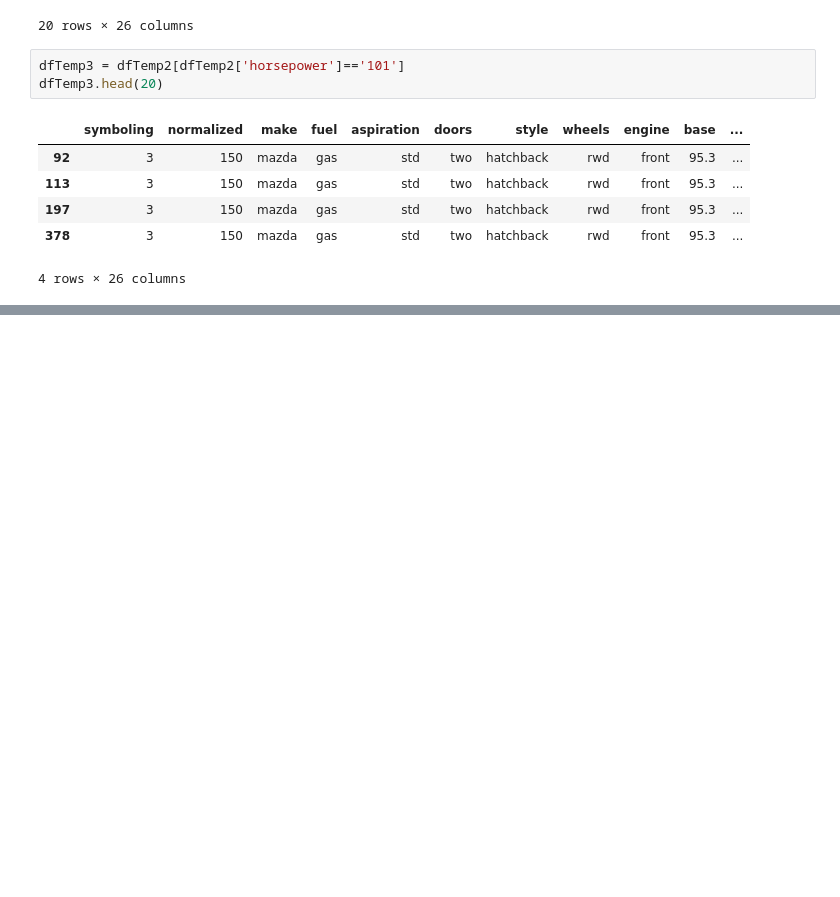
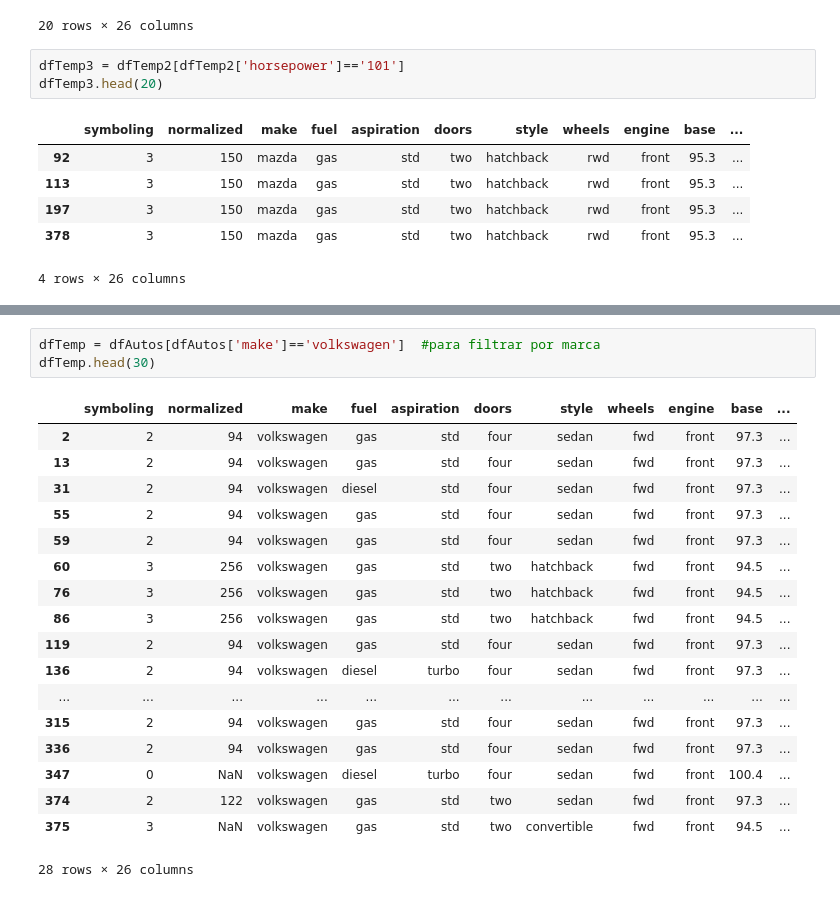
Before and after one commit to karina-salazar12/Analisis-Datos, a Jupyter notebook: EDA_CARROS.ipynb, the cells around one changed output, grey strips where cells are left out. Saved outputs shown, nothing was run; the diff lists cells and outputs as text; blank space fills up the shorter version.

```diff
--- a/EDA_CARROS.ipynb
+++ b/EDA_CARROS.ipynb
@@ -424,0 +463,22 @@ Datos Imputados
+# %%
+dfTemp = dfAutos[dfAutos['make']=='volkswagen']  #para filtrar por marca
+dfTemp.head(30)
+# %% [output]
+|  | symboling | normalized | make | fuel | aspiration | doors | style | wheels | engine | base | ... |
+| 2 | 2 | 94 | volkswagen | gas | std | four | sedan | fwd | front | 97.3 | ... |
+| 13 | 2 | 94 | volkswagen | gas | std | four | sedan | fwd | front | 97.3 | ... |
+| 31 | 2 | 94 | volkswagen | diesel | std | four | sedan | fwd | front | 97.3 | ... |
+| 55 | 2 | 94 | volkswagen | gas | std | four | sedan | fwd | front | 97.3 | ... |
+| 59 | 2 | 94 | volkswagen | gas | std | four | sedan | fwd | front | 97.3 | ... |
+| 60 | 3 | 256 | volkswagen | gas | std | two | hatchback | fwd | front | 94.5 | ... |
+| 76 | 3 | 256 | volkswagen | gas | std | two | hatchback | fwd | front | 94.5 | ... |
+| 86 | 3 | 256 | volkswagen | gas | std | two | hatchback | fwd | front | 94.5 | ... |
+| 119 | 2 | 94 | volkswagen | gas | std | four | sedan | fwd | front | 97.3 | ... |
+| 136 | 2 | 94 | volkswagen | diesel | turbo | four | sedan | fwd | front | 97.3 | ... |
+| ... | ... | ... | ... | ... | ... | ... | ... | ... | ... | ... | ... |
+| 315 | 2 | 94 | volkswagen | gas | std | four | sedan | fwd | front | 97.3 | ... |
+| 336 | 2 | 94 | volkswagen | gas | std | four | sedan | fwd | front | 97.3 | ... |
+| 347 | 0 | NaN | volkswagen | diesel | turbo | four | sedan | fwd | front | 100.4 | ... |
+| 374 | 2 | 122 | volkswagen | gas | std | two | sedan | fwd | front | 97.3 | ... |
+| 375 | 3 | NaN | volkswagen | gas | std | two | convertible | fwd | front | 94.5 | ... |
+28 rows × 26 columns
```
Also changed, not shown: parts of 12 cells of this notebook.
